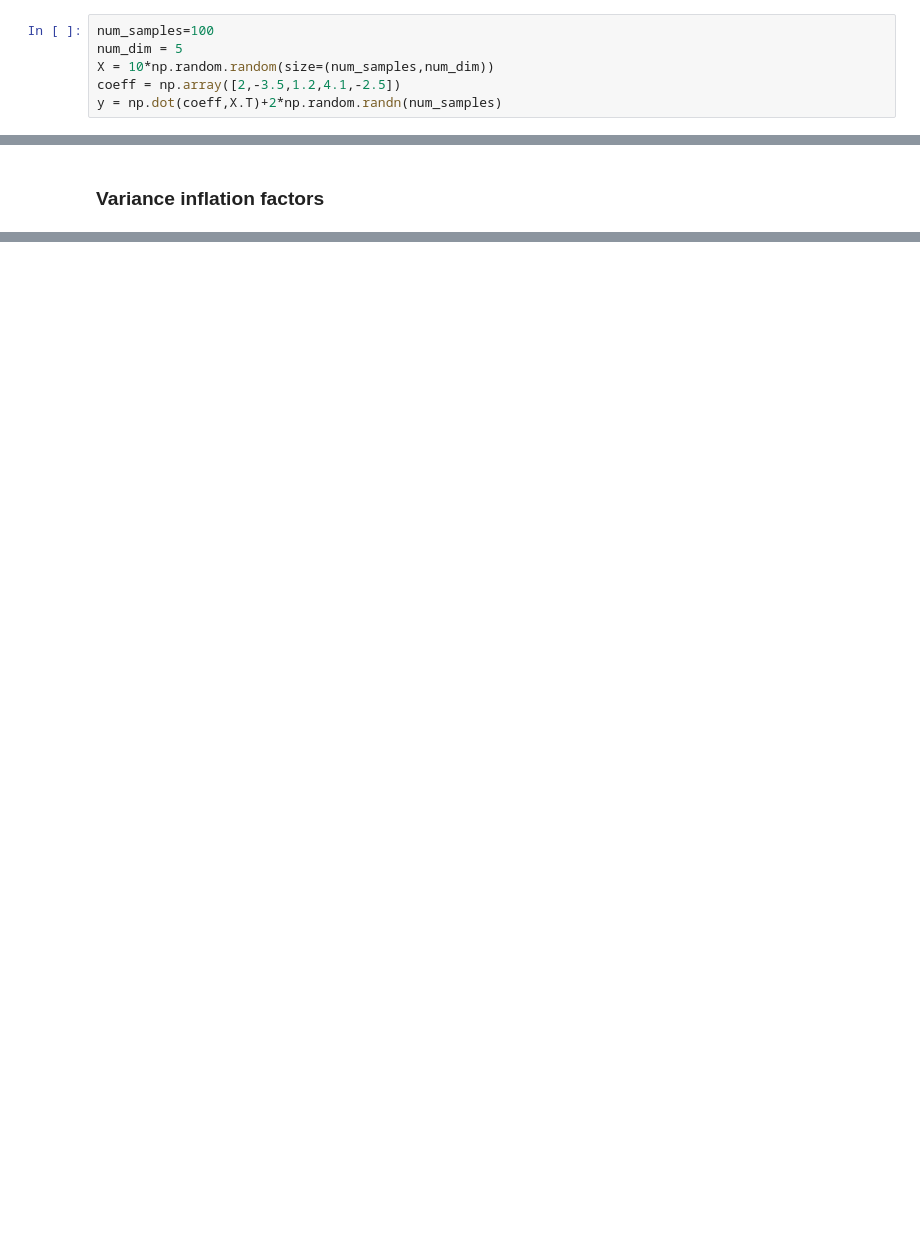
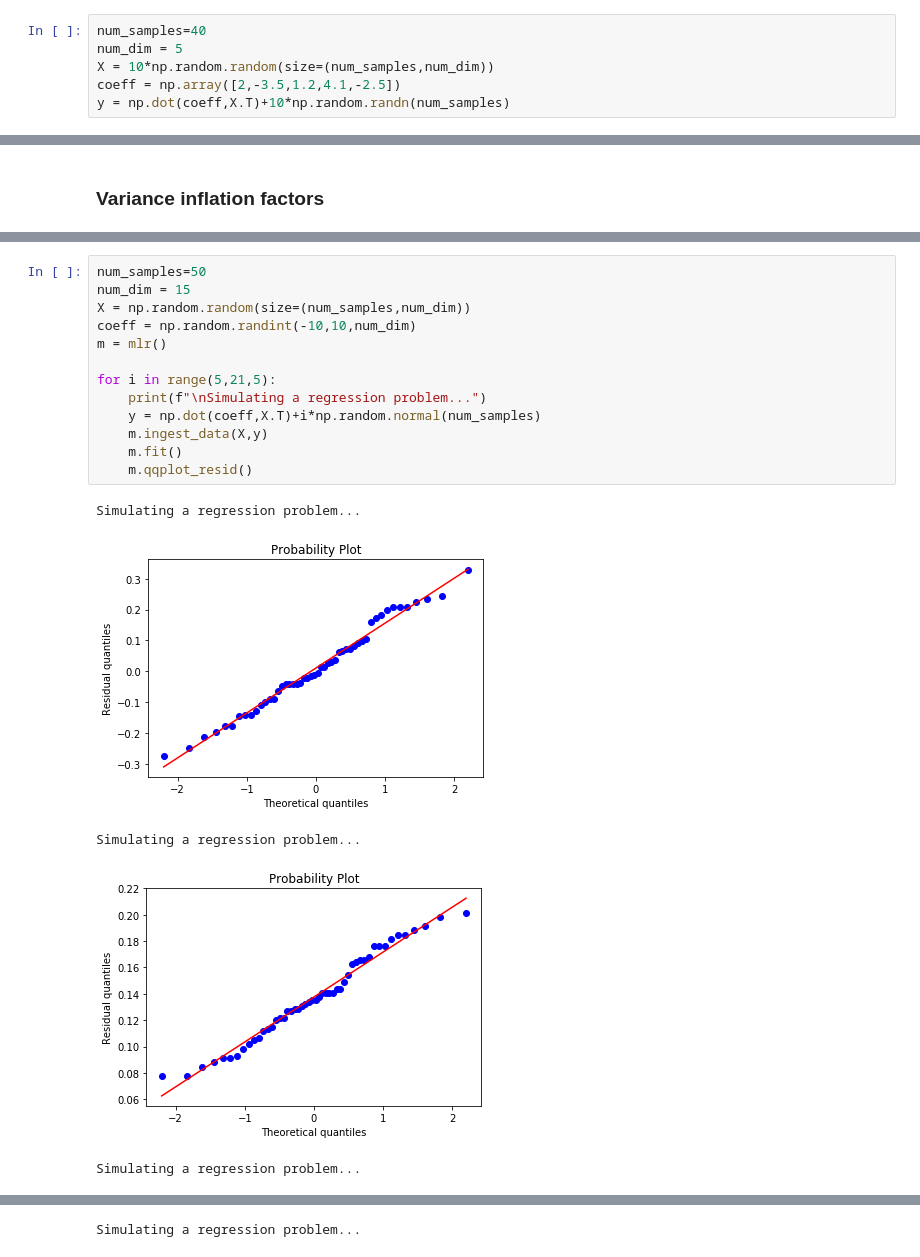
Before and after one commit to naturalspirit-dev/Machine-Learning-Jupyter, a Jupyter notebook: OOP_in_ML/Test_MLR.ipynb, the cells around one changed output, grey strips where cells are left out. Cells and saved outputs as stored; diff of their text form; blank space fills up the shorter version.

```diff
--- a/OOP_in_ML/Test_MLR.ipynb
+++ b/OOP_in_ML/Test_MLR.ipynb
@@ -8,8 +8,8 @@ import matplotlib.pyplot as plt
 # %% [markdown]
 ### Generate random data with noise
 # %%
-num_samples=100
+num_samples=40
 num_dim = 5
 X = 10*np.random.random(size=(num_samples,num_dim))
 coeff = np.array([2,-3.5,1.2,4.1,-2.5])
-y = np.dot(coeff,X.T)+2*np.random.randn(num_samples)
+y = np.dot(coeff,X.T)+10*np.random.randn(num_samples)
@@ -81,0 +155,19 @@ help(model)
+# %%
+num_samples=50
+num_dim = 15
+X = np.random.random(size=(num_samples,num_dim))
+coeff = np.random.randint(-10,10,num_dim)
+m = mlr()
+
+for i in range(5,21,5):
+    print(f"\nSimulating a regression problem...")
+    y = np.dot(coeff,X.T)+i*np.random.normal(num_samples)
+    m.ingest_data(X,y)
+    m.fit()
+    m.qqplot_resid()
+# %% [output]
+Simulating a regression problem...
+[figure, added]
+Simulating a regression problem...
+[figure, added]
+Simulating a regression problem...
@@ -81,0 +175 @@ help(model)
+Simulating a regression problem...
```
Also changed, not shown: parts of 38 cells of this notebook.
